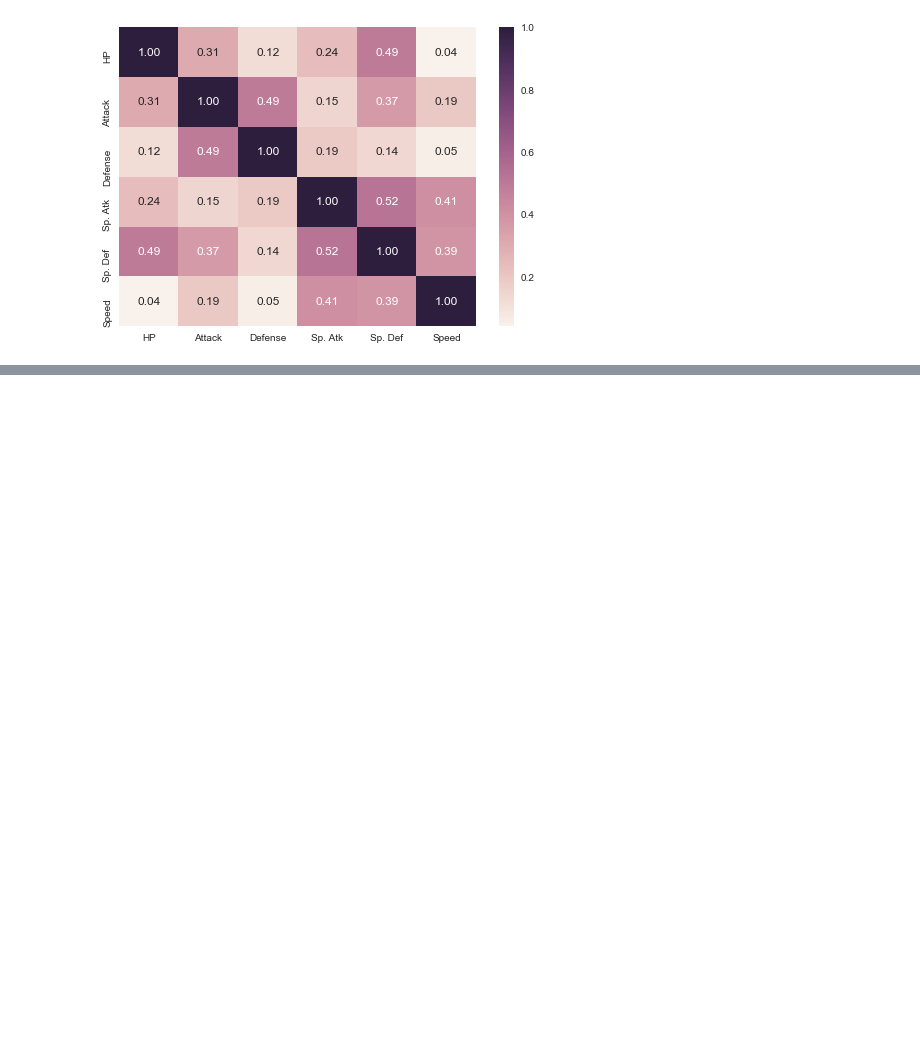
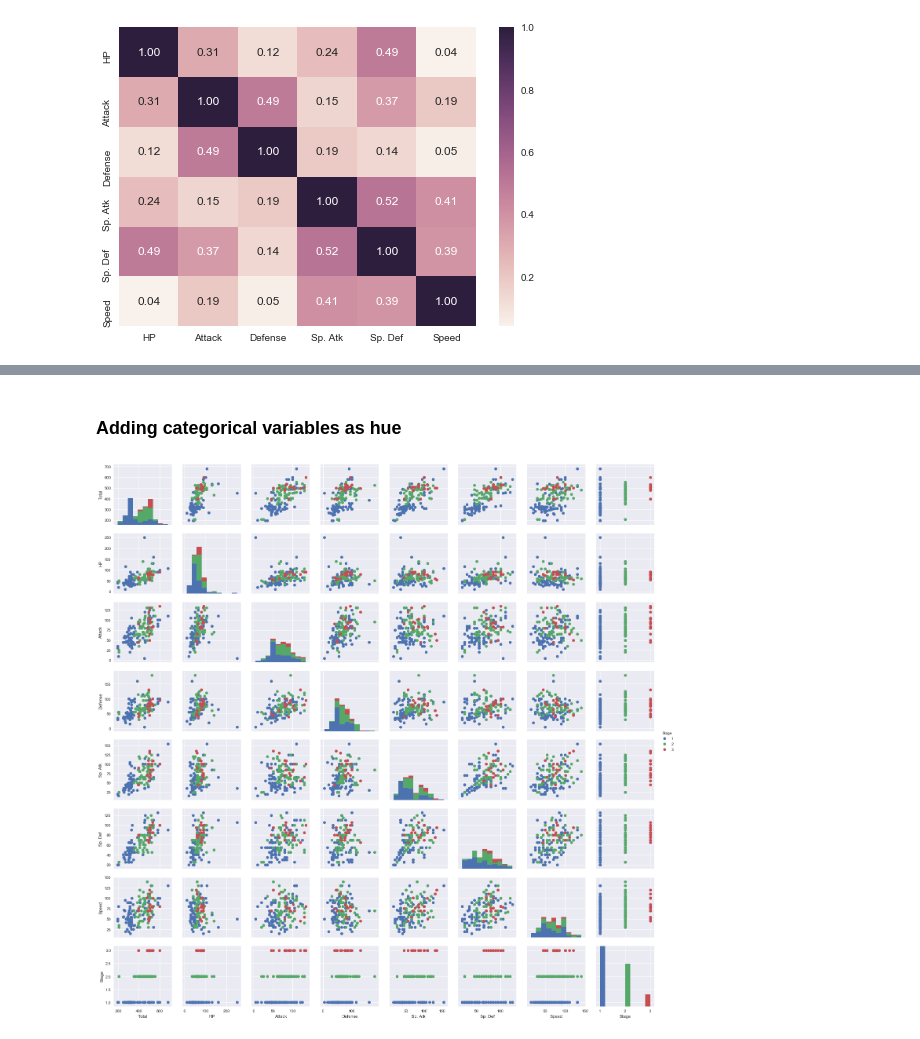
Before and after one commit to mujahed85/data-science-and-machine-learning-in-python, a Jupyter notebook: seaborn/seaborn.ipynb, the cells around one changed output, grey strips where cells are left out. Drawn from its saved outputs; the diff is of its cells as text; code cells hidden in the pictures; blank space fills up the shorter version.

```diff
--- a/seaborn/seaborn.ipynb
+++ b/seaborn/seaborn.ipynb
@@ -245,0 +262,9 @@ sns.heatmap(corr, annot = True, fmt = '.2f')
+# %% [markdown]
+### Adding categorical variables as hue
+# %%
+g = sns.PairGrid(df.drop(["Legendary"], axis = 1), hue="Stage")
+g = g.map_diag(plt.hist)
+g = g.map_offdiag(plt.scatter)
+g = g.add_legend()
+# %% [output]
+[figure, added]
```
Also changed, not shown: parts of 8 cells of this notebook.
